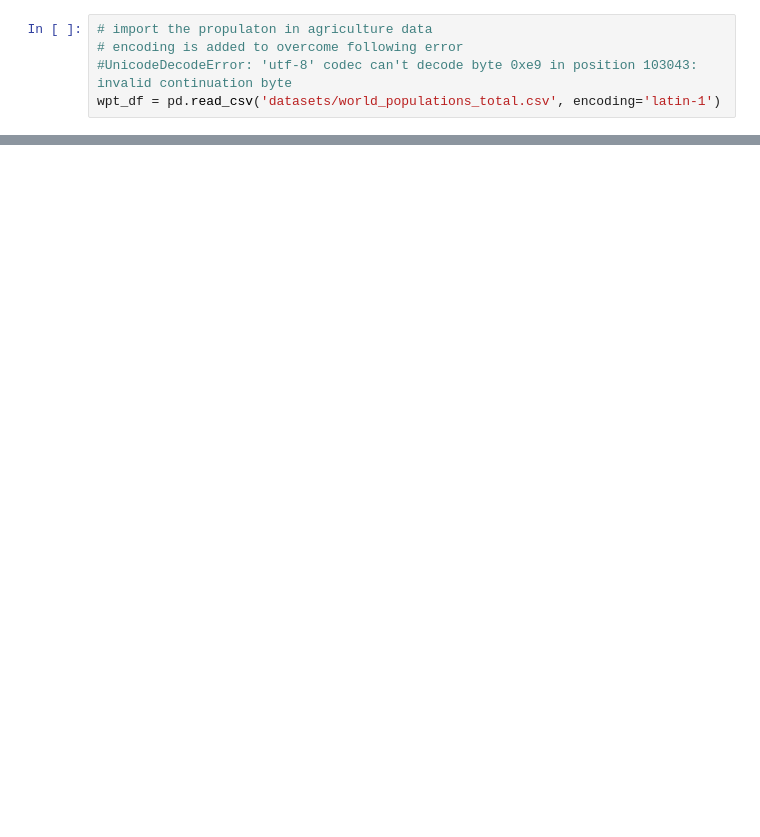
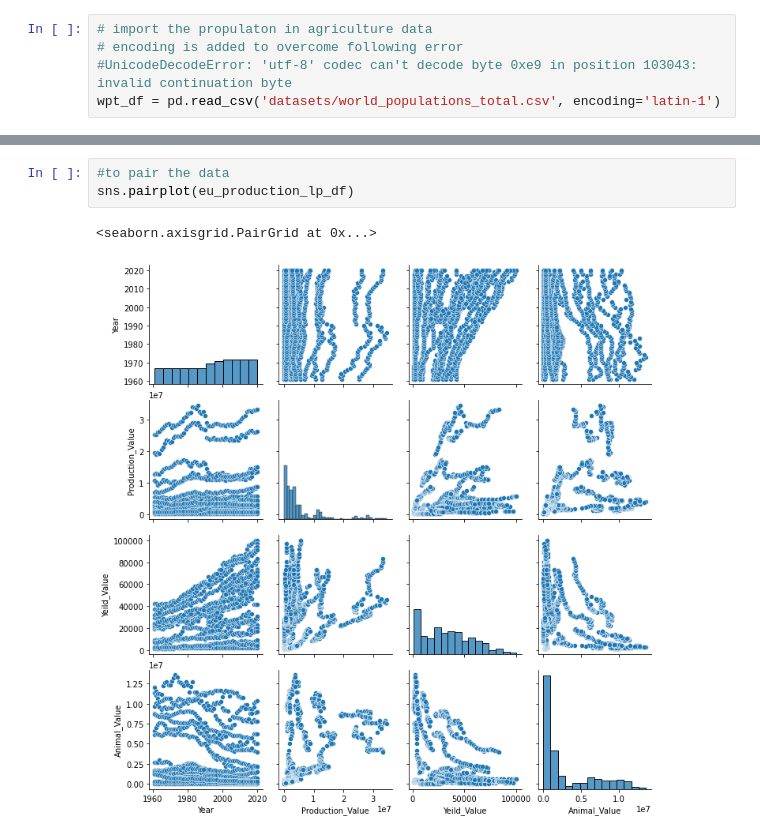
Before and after one commit to Mahender1007/MSC_DA_ContAssignment2, a Jupyter notebook: CA2_JupyterNotebook_and_datafiles/CA2_Milk_Production_Analysis.ipynb, the cells around one changed output, grey strips where cells are left out. Drawn from its saved outputs; the diff is of its cells as text; blank space fills up the shorter version.

```diff
--- a/CA2_JupyterNotebook_and_datafiles/CA2_Milk_Production_Analysis.ipynb
+++ b/CA2_JupyterNotebook_and_datafiles/CA2_Milk_Production_Analysis.ipynb
@@ -628,0 +599,6 @@ Mean value is: 6057124.226001511
+# %%
+#to pair the data
+sns.pairplot(eu_production_lp_df)
+# %% [output]
+<seaborn.axisgrid.PairGrid at 0x...>
+[figure, added]
```
Also changed, not shown: parts of 95 cells of this notebook, 2 other files.
